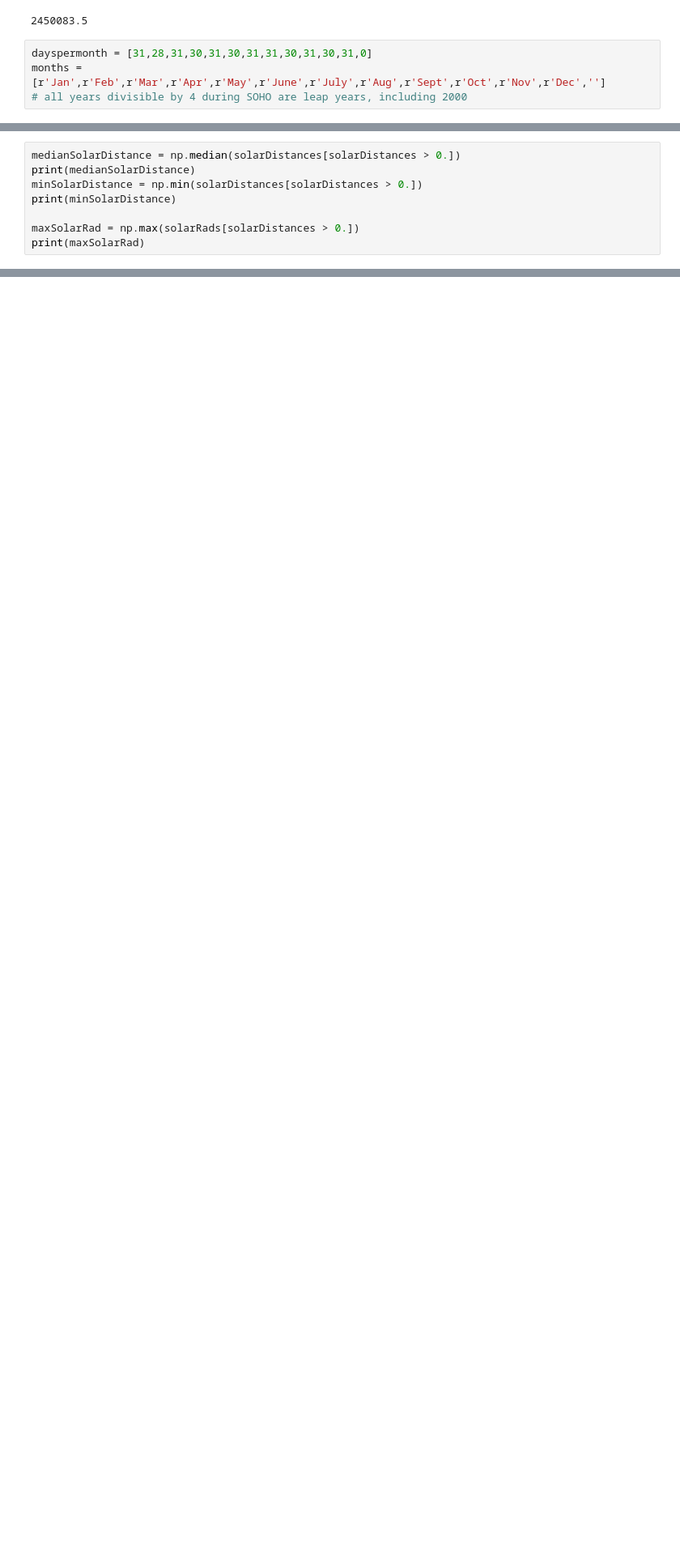
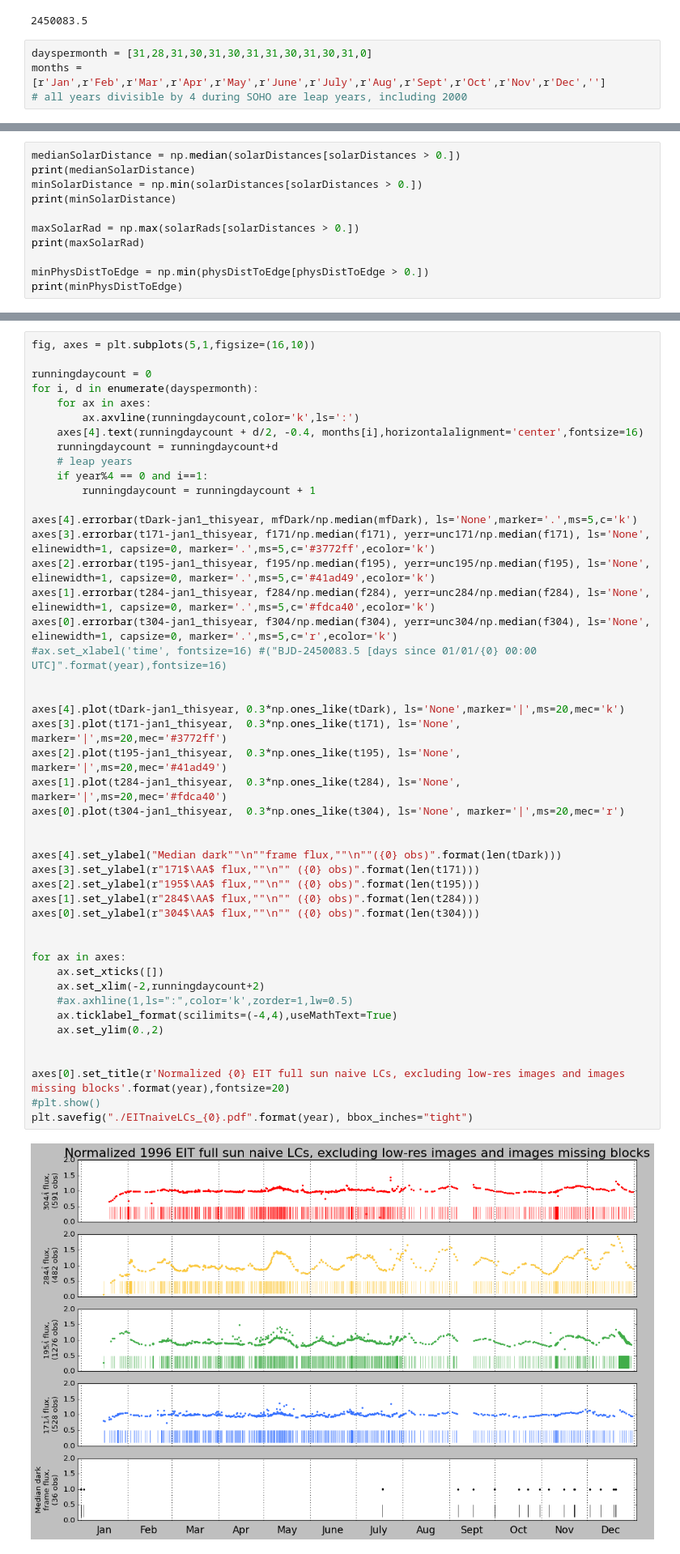
Before and after one commit to esandford/archivalSOHO, a Jupyter notebook: data/EITfluxsum.ipynb, the cells around one changed output, grey strips where cells are left out. Shown at 81% size. Saved outputs shown, nothing was run; the diff lists cells and outputs as text; blank space fills up the shorter version.

```diff
--- a/data/EITfluxsum.ipynb
+++ b/data/EITfluxsum.ipynb
@@ -98,6 +164,9 @@ print(minSolarDistance)
 
 maxSolarRad = np.max(solarRads[solarDistances > 0.])
 print(maxSolarRad)
+
+minPhysDistToEdge = np.min(physDistToEdge[physDistToEdge > 0.])
+print(minPhysDistToEdge)
 # %% [output]
 147502379932.0
 145533274325.0
@@ -310,0 +309,48 @@ print(len(f171[1:-1]))
+# %%
+fig, axes = plt.subplots(5,1,figsize=(16,10))
+
+runningdaycount = 0
+for i, d in enumerate(dayspermonth):
+    for ax in axes:
+        ax.axvline(runningdaycount,color='k',ls=':')
+    axes[4].text(runningdaycount + d/2, -0.4, months[i],horizontalalignment='center',fontsize=16)
+    runningdaycount = runningdaycount+d
+    # leap years
+    if year%4 == 0 and i==1:
+        runningdaycount = runningdaycount + 1
+
+axes[4].errorbar(tDark-jan1_thisyear, mfDark/np.median(mfDark), ls='None',marker='.',ms=5,c='k')
+axes[3].errorbar(t171-jan1_thisyear, f171/np.median(f171), yerr=unc171/np.median(f171), ls='None', elinewidth=1, capsize=0, marker='.',ms=5,c='#3772ff',ecolor='k')
+axes[2].errorbar(t195-jan1_thisyear, f195/np.median(f195), yerr=unc195/np.median(f195), ls='None', elinewidth=1, capsize=0, marker='.',ms=5,c='#41ad49',ecolor='k')
+axes[1].errorbar(t284-jan1_thisyear, f284/np.median(f284), yerr=unc284/np.median(f284), ls='None', elinewidth=1, capsize=0, marker='.',ms=5,c='#fdca40',ecolor='k')
+axes[0].errorbar(t304-jan1_thisyear, f304/np.median(f304), yerr=unc304/np.median(f304), ls='None', elinewidth=1, capsize=0, marker='.',ms=5,c='r',ecolor='k')
+#ax.set_xlabel('time', fontsize=16) #("BJD-2450083.5 [days since 01/01/{0} 00:00 UTC]".format(year),fontsize=16)
+
+
+axes[4].plot(tDark-jan1_thisyear, 0.3*np.ones_like(tDark), ls='None',marker='|',ms=20,mec='k')
+axes[3].plot(t171-jan1_thisyear,  0.3*np.ones_like(t171), ls='None',   marker='|',ms=20,mec='#3772ff')
+axes[2].plot(t195-jan1_thisyear,  0.3*np.ones_like(t195), ls='None', marker='|',ms=20,mec='#41ad49')
+axes[1].plot(t284-jan1_thisyear,  0.3*np.ones_like(t284), ls='None', marker='|',ms=20,mec='#fdca40')
+axes[0].plot(t304-jan1_thisyear,  0.3*np.ones_like(t304), ls='None', marker='|',ms=20,mec='r')
+
+
+axes[4].set_ylabel("Median dark""\n""frame flux,""\n""({0} obs)".format(len(tDark)))
+axes[3].set_ylabel(r"171$\AA$ flux,""\n"" ({0} obs)".format(len(t171)))
+axes[2].set_ylabel(r"195$\AA$ flux,""\n"" ({0} obs)".format(len(t195)))
+axes[1].set_ylabel(r"284$\AA$ flux,""\n"" ({0} obs)".format(len(t284)))
+axes[0].set_ylabel(r"304$\AA$ flux,""\n"" ({0} obs)".format(len(t304)))
+
+
+for ax in axes:
+    ax.set_xticks([])
+    ax.set_xlim(-2,runningdaycount+2)
+    #ax.axhline(1,ls=":",color='k',zorder=1,lw=0.5)
+    ax.ticklabel_format(scilimits=(-4,4),useMathText=True)
+    ax.set_ylim(0.,2)
+
+
+axes[0].set_title(r'Normalized {0} EIT full sun naive LCs, excluding low-res images and images missing blocks'.format(year),fontsize=20)
+#plt.show()
+plt.savefig("./EITnaiveLCs_{0}.pdf".format(year), bbox_inches="tight")
+# %% [output]
+[figure, added]
```
Also changed, not shown: parts of 7 cells of this notebook, 3 other files.
